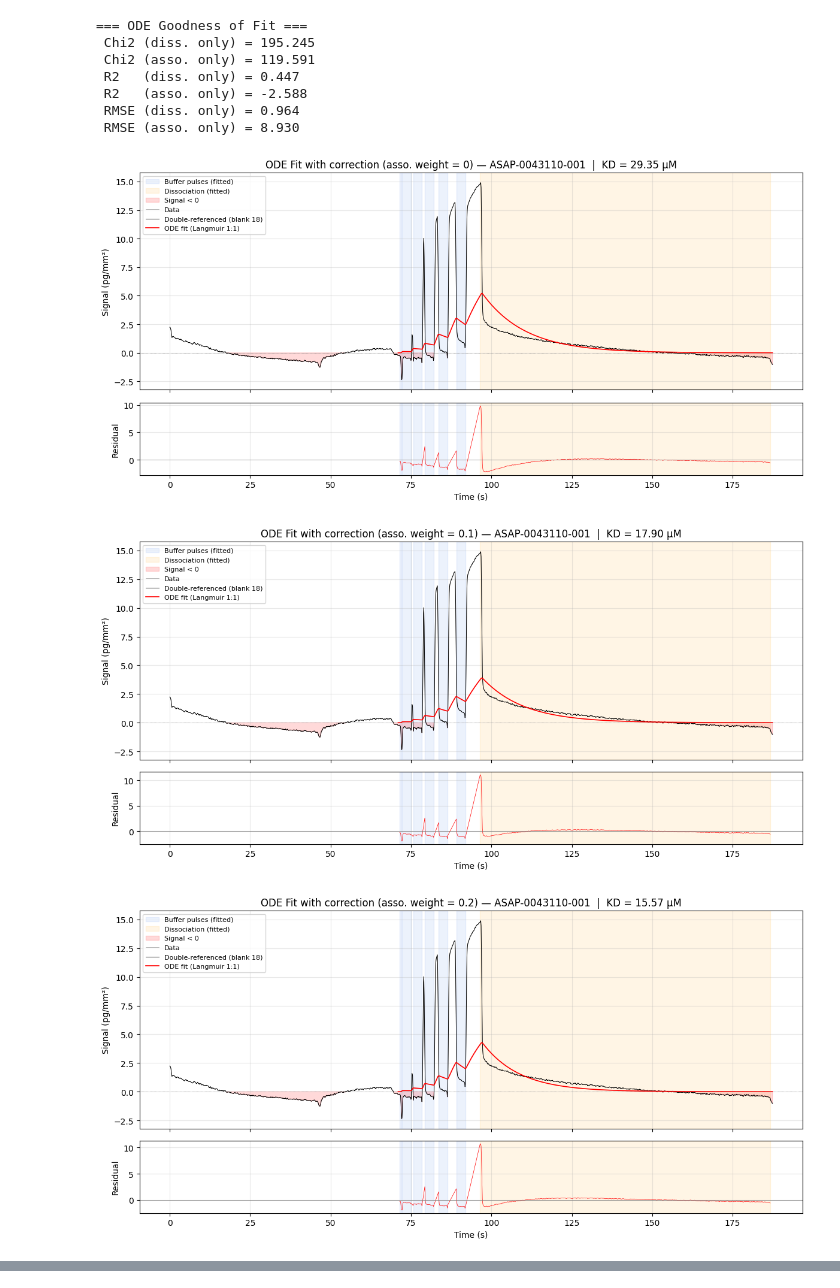
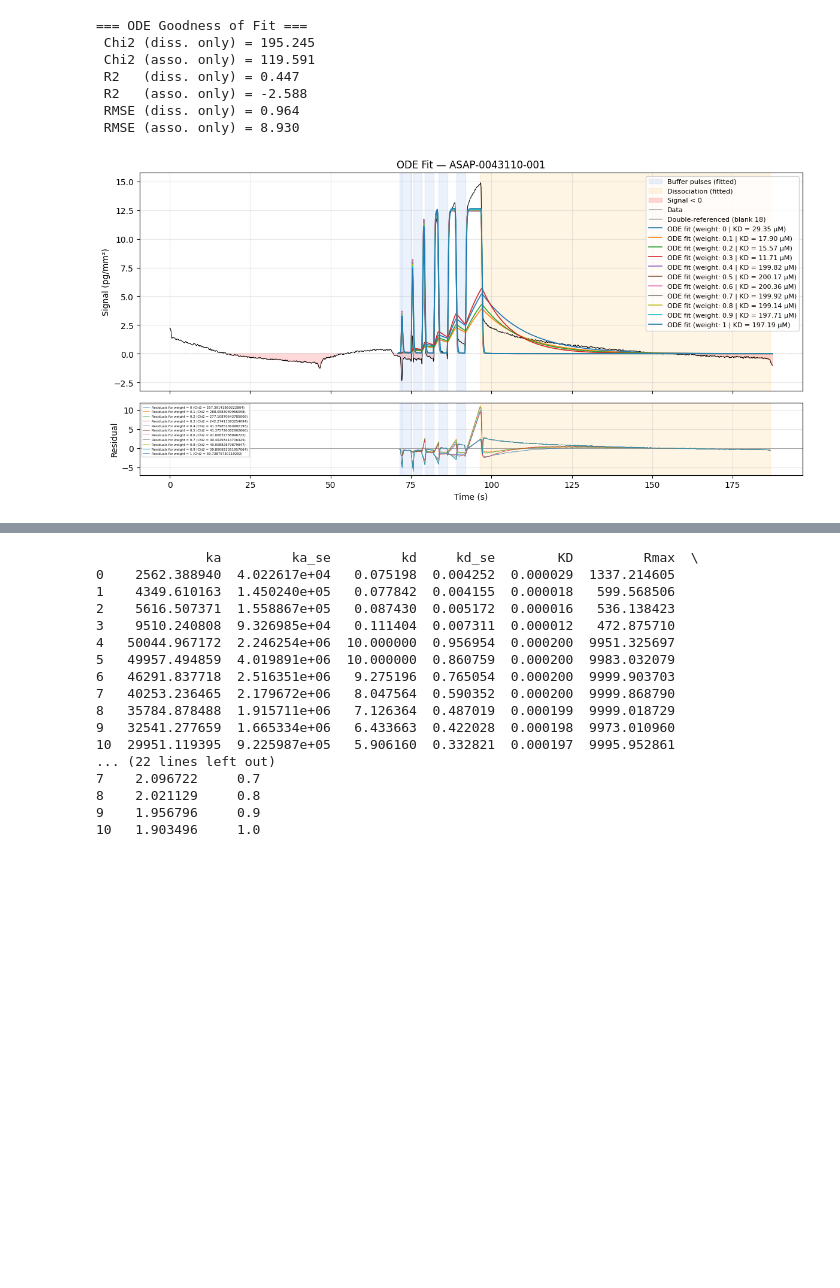
Before and after one commit to xchem/sensofit, a Jupyter notebook: notebooks/cedric-dev.ipynb, the cells around one changed output, grey strips where cells are left out. Saved outputs shown, nothing was run; the diff lists cells and outputs as text; code cells hidden in the pictures; blank space fills up the shorter version.

```diff
--- a/notebooks/cedric-dev.ipynb
+++ b/notebooks/cedric-dev.ipynb
@@ -674,16 +681,6 @@ def full_ode_process(sample, dmso_cals, blanks, injection_mask, dissociation_mas
 # %%
-data_weights = {"ka": [], "ka_se": [], "kd": [], "kd_se": [], "KD": [],
-                "Rmax": [], "Rmax_se": [], "Chi2": [], "Chi2_diss": [], "Chi2_asso": [],
-                "R2": [], "R2_diss": [], "R2_asso": [], "RMSE": [],
-                "RMSE_diss": [], "RMSE_asso": [], "Weight": []}
 weights = [0, 0.1, 0.2, 0.3, 0.4, 0.5, 0.6, 0.7, 0.8, 0.9, 1]
-for w in weights:
-    results = full_ode_process(sample, dmso_cals, blanks, injection_mask, dissociation_mask, weight=w)
-    results.append(w)
-    for k, r in zip(data_weights.keys(), results):
-        data_weights[k].append(r)
-print(pd.DataFrame(data_weights))
+weights_df = ode_weights_analysis(sample, dmso_cals, blanks, injection_mask, dissociation_mask, weights)
+print(weights_df)
 # %% [output]
-[figure, old version]
+[figure, new version]
-[figure, removed]
-[figure, removed]
@@ -694,0 +687,17 @@ print(pd.DataFrame(data_weights))
+              ka         ka_se         kd     kd_se        KD         Rmax  \
+0    2562.388940  4.022617e+04   0.075198  0.004252  0.000029  1337.214605
+1    4349.610163  1.450240e+05   0.077842  0.004155  0.000018   599.568506
+2    5616.507371  1.558867e+05   0.087430  0.005172  0.000016   536.138423
+3    9510.240808  9.326985e+04   0.111404  0.007311  0.000012   472.875710
+4   50044.967172  2.246254e+06  10.000000  0.956954  0.000200  9951.325697
+5   49957.494859  4.019891e+06  10.000000  0.860759  0.000200  9983.032079
+6   46291.837718  2.516351e+06   9.275196  0.765054  0.000200  9999.903703
+7   40253.236465  2.179672e+06   8.047564  0.590352  0.000200  9999.868790
+8   35784.878488  1.915711e+06   7.126364  0.487019  0.000199  9999.018729
+9   32541.277659  1.665334e+06   6.433663  0.422028  0.000198  9973.010960
+10  29951.119395  9.225987e+05   5.906160  0.332821  0.000197  9995.952861
+... (22 lines left out)
+7    2.096722     0.7
+8    2.021129     0.8
+9    1.956796     0.9
+10   1.903496     1.0
```
Also changed, not shown: parts of 2 cells of this notebook.
